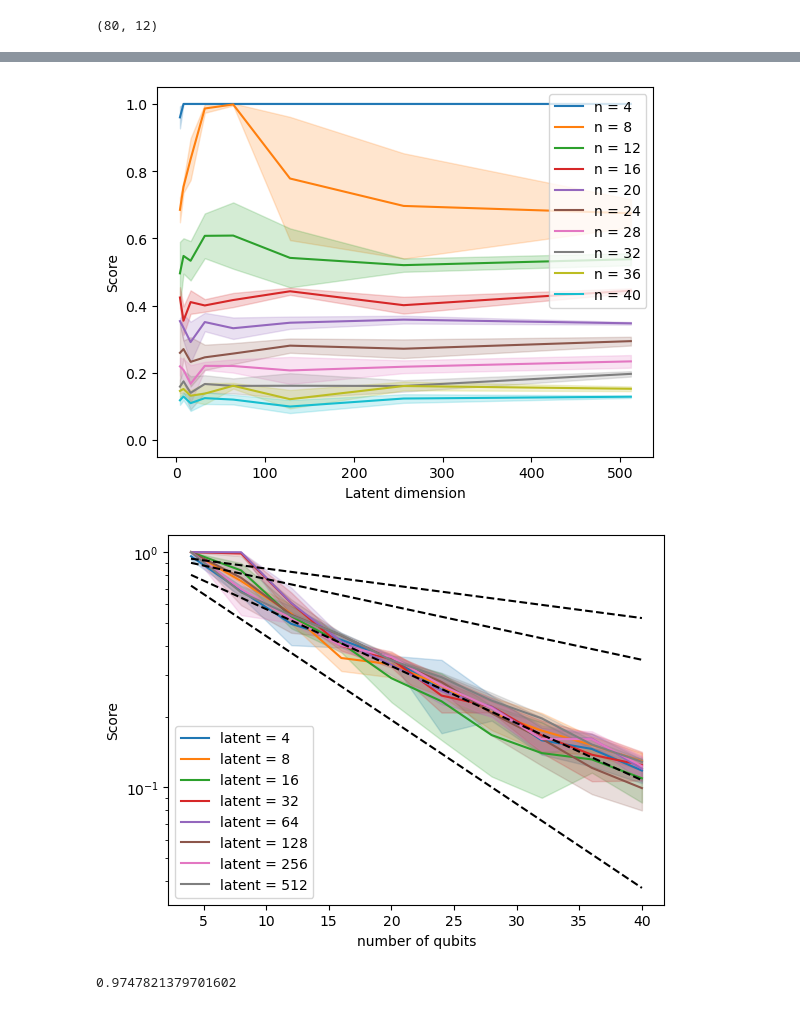
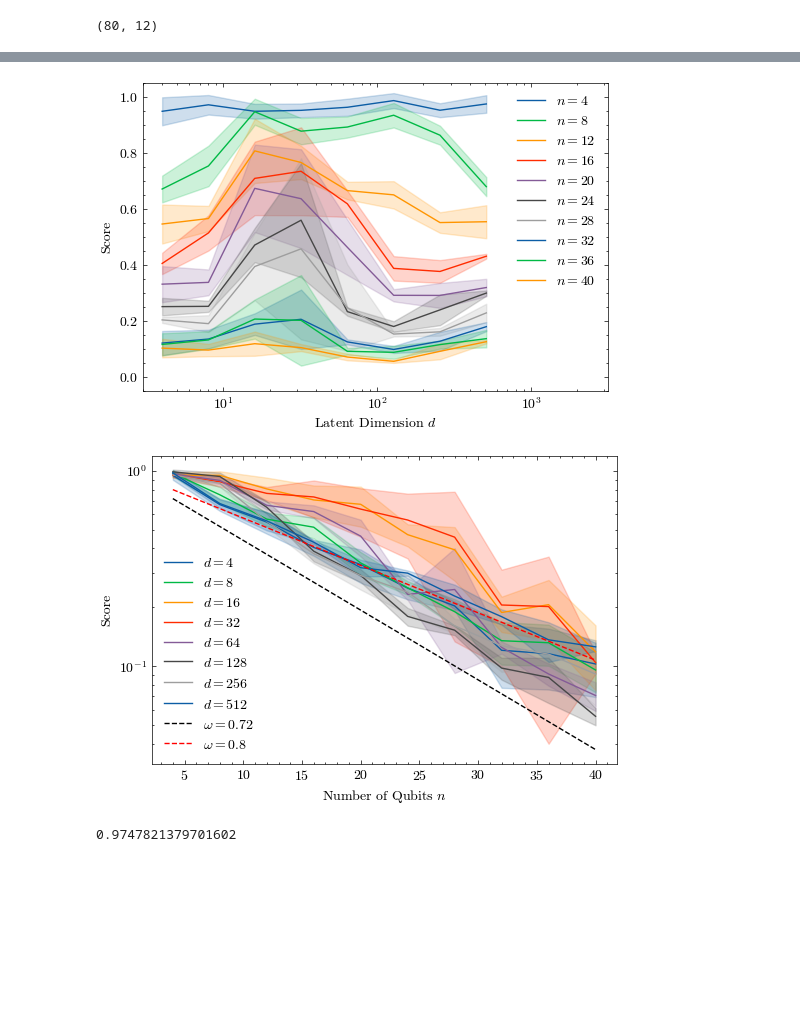
Before and after one commit to haimengzhao/qml-advantage, a Jupyter notebook: plot.ipynb, the cells around one changed output, grey strips where cells are left out. Drawn from its saved outputs; the diff is of its cells as text; code cells hidden in the pictures; blank space fills up the shorter version.

```diff
--- a/plot.ipynb
+++ b/plot.ipynb
@@ -2,9 +2,12 @@
 import numpy as np
 import matplotlib.pyplot as plt
 from utils import plot_mean_std_shaded
+import scienceplots
+plt.style.use(['science','no-latex'])
 # %%
 # read csv
-data = np.genfromtxt('./results/ED.csv', delimiter=',', skip_header=1, skip_footer=0, usecols=range(12))
+mode = 'AR'
+data = np.genfromtxt(f'./results/{mode}.csv', delimiter=',', skip_header=1, skip_footer=0, usecols=range(12))
 # %%
 data[:, 0]
 # %% [output]
@@ -40,33 +43,38 @@ plt.show()
 # %%
+plt.figure(figsize=(6, 4))
 for ind, i in enumerate(np.unique(n).astype(int)):
-    plot_mean_std_shaded(latent[n == i], z[n == i], z_error[n == i], color=f'C{ind}', label=f'n = {4 * i}')
+    plot_mean_std_shaded(latent[n == i], z[n == i], z_error[n == i], color=f'C{ind}', label=f'$n = {4 * i}$')
 
-plt.xlabel('Latent dimension')
+plt.xlabel('Latent Dimension $d$')
 plt.ylabel('Score')
 plt.ylim(-0.05, 1.05)
-# plt.xscale('log')
+plt.xlim(3, 10**3.5)
+plt.xscale('log')
 # plt.yscale('log')
 plt.legend()
+plt.savefig(f'./{mode}_score_latent.pdf')
 plt.show()
 # %% [output]
-[figure, old version]
+[figure, new version]
 # %%
+plt.figure(figsize=(6, 4))
 for ind, i in enumerate(np.unique(latent).astype(int)):
     if True:
-        plot_mean_std_shaded(4 * n[latent == i], z[latent == i], z_error[latent == i], color=f'C{ind}', label=f'latent = {i}')
+        plot_mean_std_shaded(4 * n[latent == i], z[latent == i], z_error[latent == i], color=f'C{ind}', label=f'$d = {i}$')
 
-plt.plot([4, 40], [15/16, (15/16)**10], 'k--')
-plt.plot([4, 40], [0.72, (0.72)**10], 'k--')
-plt.plot([4, 40], [0.8, (0.8)**10], 'k--')
-plt.plot([4, 40], [0.9, (0.9)**10], 'k--')
+# plt.plot([4, 40], [15/16, (15/16)**10], 'k--')
+plt.plot([4, 40], [0.72, (0.72)**10], 'k--', label=r'$\omega=0.72$')
+plt.plot([4, 40], [0.8, (0.8)**10], 'r--', label=r'$\omega=0.8$')
+# plt.plot([4, 40], [0.9, (0.9)**10], 'k--')
 
-plt.xlabel('number of qubits')
+plt.xlabel(r'Number of Qubits $n$')
 plt.ylabel('Score')
 plt.yscale('log')
 plt.legend()
+plt.savefig(f'./{mode}_score_n.pdf')
 plt.show()
 # %% [output]
-[figure, old version]
+[figure, new version]
 # %%
 np.exp(np.log(0.6)/20)
 # %% [output]
```
Also changed, not shown: parts of 1 cell of this notebook, 4 other files.
